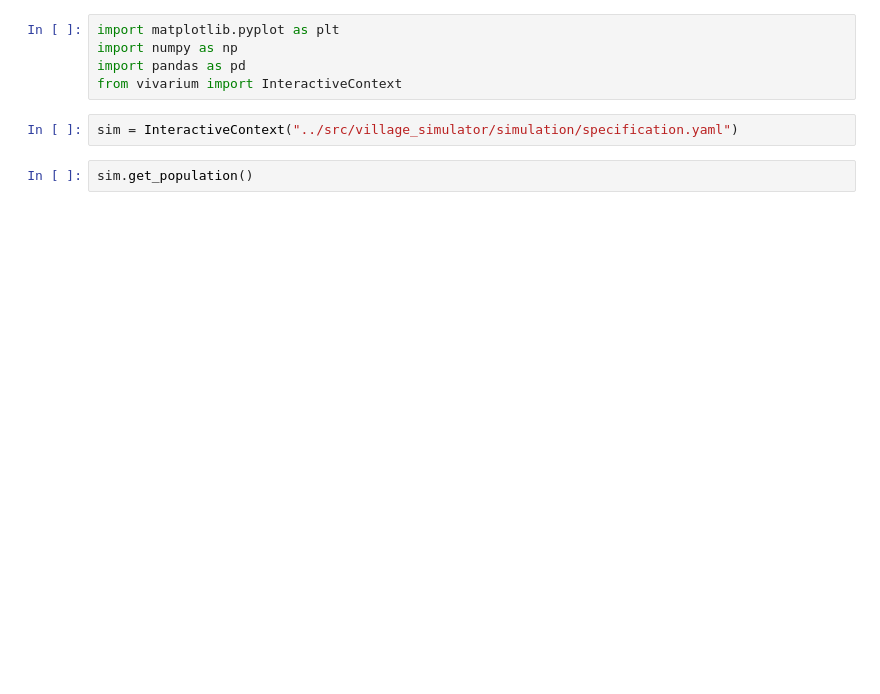
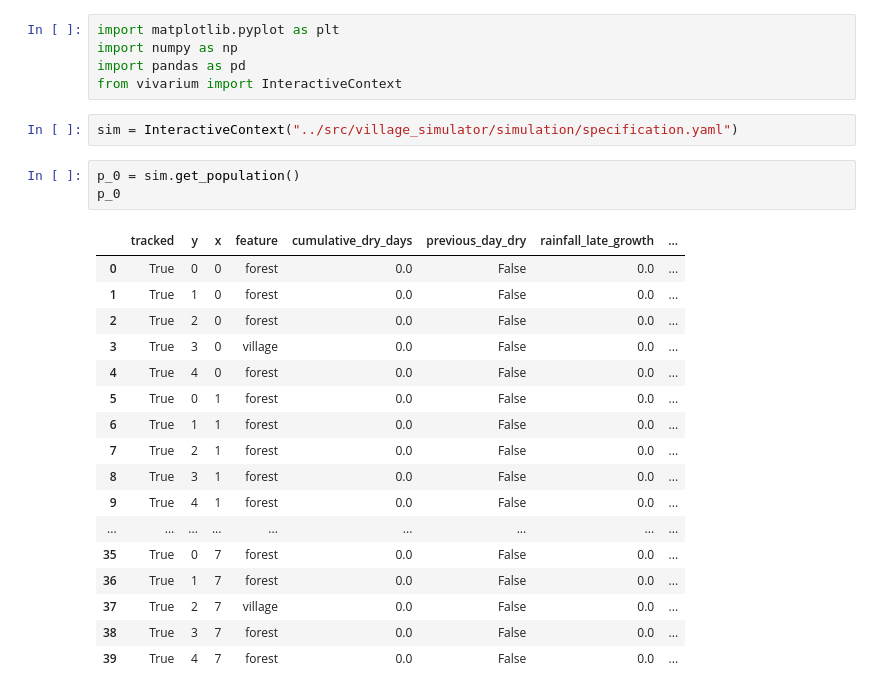
Before and after one commit to rmudambi/village_simulator, a Jupyter notebook: notebooks/simulation_tester.ipynb, the cells around one changed output. Drawn from its saved outputs; the diff is of its cells as text; blank space fills up the shorter version.

```diff
--- a/notebooks/simulation_tester.ipynb
+++ b/notebooks/simulation_tester.ipynb
@@ -6,7 +6,26 @@ from vivarium import InteractiveContext
 # %%
 sim = InteractiveContext("../src/village_simulator/simulation/specification.yaml")
 # %%
-sim.get_population()
+p_0 = sim.get_population()
+p_0
+# %% [output]
+|  | tracked | y | x | feature | cumulative_dry_days | previous_day_dry | rainfall_late_growth | ... |
+| 0 | True | 0 | 0 | forest | 0.0 | False | 0.0 | ... |
+| 1 | True | 1 | 0 | forest | 0.0 | False | 0.0 | ... |
+| 2 | True | 2 | 0 | forest | 0.0 | False | 0.0 | ... |
+| 3 | True | 3 | 0 | village | 0.0 | False | 0.0 | ... |
+| 4 | True | 4 | 0 | forest | 0.0 | False | 0.0 | ... |
+| 5 | True | 0 | 1 | forest | 0.0 | False | 0.0 | ... |
+| 6 | True | 1 | 1 | forest | 0.0 | False | 0.0 | ... |
+| 7 | True | 2 | 1 | forest | 0.0 | False | 0.0 | ... |
+| 8 | True | 3 | 1 | forest | 0.0 | False | 0.0 | ... |
+| 9 | True | 4 | 1 | forest | 0.0 | False | 0.0 | ... |
+| ... | ... | ... | ... | ... | ... | ... | ... | ... |
+| 35 | True | 0 | 7 | forest | 0.0 | False | 0.0 | ... |
+| 36 | True | 1 | 7 | forest | 0.0 | False | 0.0 | ... |
+| 37 | True | 2 | 7 | village | 0.0 | False | 0.0 | ... |
+| 38 | True | 3 | 7 | forest | 0.0 | False | 0.0 | ... |
+| 39 | True | 4 | 7 | forest | 0.0 | False | 0.0 | ... |
 # %%
 %%time
 data = []
```
Also changed, not shown: parts of 9 cells of this notebook, 6 other files.
